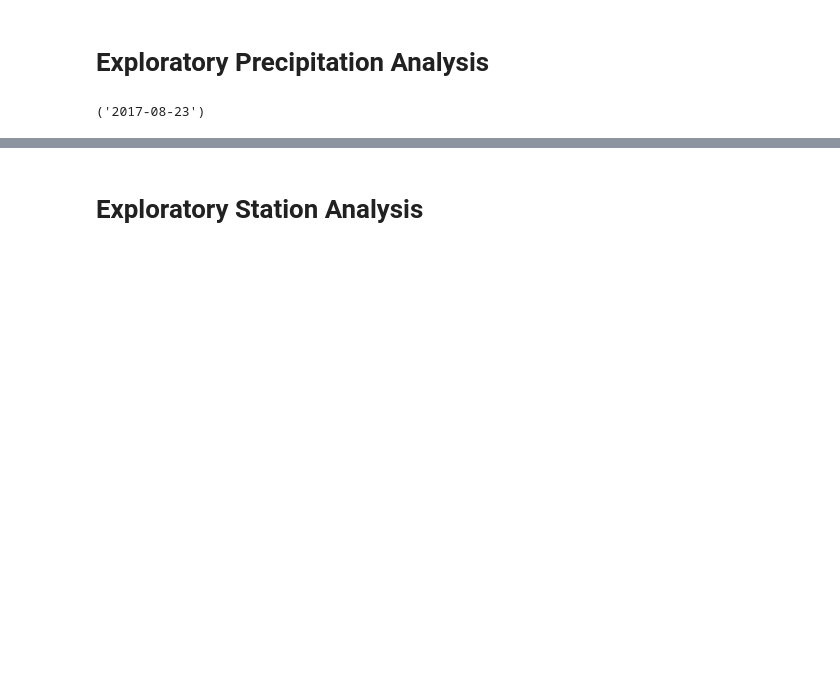
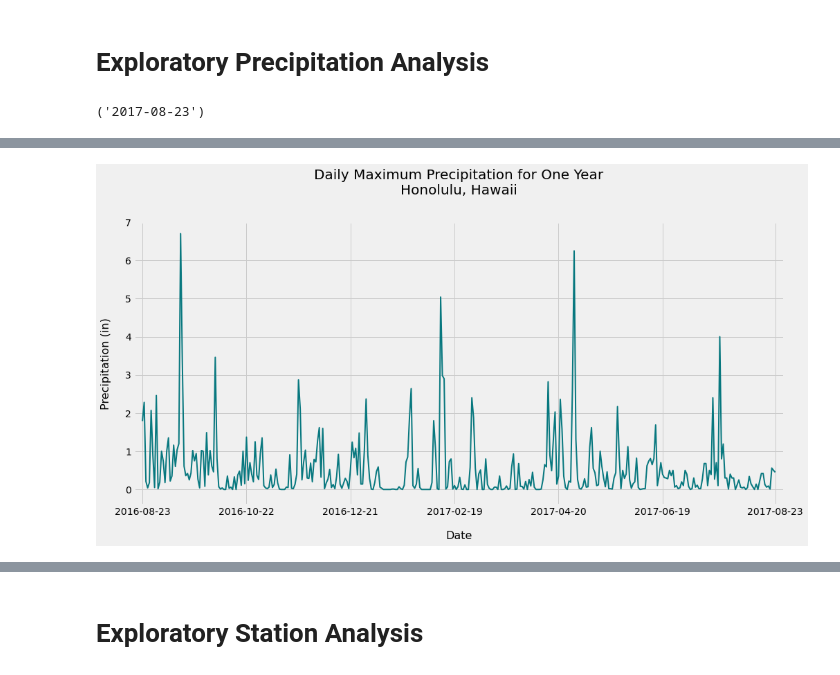
Before and after one commit to williamwall96/sqlalchemy-challenge, a Jupyter notebook: climate_starter.ipynb, the cells around one changed output, grey strips where cells are left out. Drawn from its saved outputs; the diff is of its cells as text; code cells hidden in the pictures; blank space fills up the shorter version.

```diff
--- a/climate_starter.ipynb
+++ b/climate_starter.ipynb
@@ -119,17 +119,23 @@ last_date
 # %%
 # Design a query to retrieve the last 12 months of precipitation data and plot the results.
 # Starting from the most recent data point in the database.
-
+year_from_last_date = dt.date(2017, 8, 23) - dt.timedelta(days=366)
 # Calculate the date one year from the last date in data set.
+print('Query Date:', year_from_last_date)
 
 
 # Perform a query to retrieve the data and precipitation scores
 
+year_prcp=(session.query(Measurement.date,func.max(Measurement.prcp))
+                  .filter(func.strftime('%Y-%m-%d',Measurement.date) > year_from_last_date)
+                  .group_by(Measurement.date)
+                  .all())
+year_prcp
 
 # Save the query results as a Pandas DataFrame and set the index to the date column
-
+year_prcp_df=pd.DataFrame(year_prcp, columns=['date', 'prcp'])
+year_prcp_df.set_index('date',inplace=True)
+year_prcp_df.head(10)
 
 # Sort the dataframe by date
-
-
-# Use Pandas Plotting with Matplotlib to plot the data
+year_prcp_df.sort_values('date')
@@ -136,2 +158,22 @@ last_date
+# %%
+# Use Pandas Plotting with Matplotlib to plot the data
+
+plt.rcParams['figure.figsize']=(15,7)
+year_prcp_df.plot(linewidth=2,alpha=1,rot=0,
+             xticks=(0,60,120,180,240,300,365),
+             color='xkcd:deep aqua')
+
+plt.xlim(-5,370)
+plt.ylim(-0.4,7)
+plt.yticks(size=14)
+plt.xticks(fontsize=14)
+plt.legend('',frameon=False)
+plt.xlabel('Date',fontsize=16,color='black',labelpad=20)
+plt.ylabel('Precipitation (in)',fontsize=16,color='black',labelpad=20)
+plt.title('Daily Maximum Precipitation for One Year\nHonolulu, Hawaii',fontsize=20,pad=40)
+
+plt.show()
+# %% [output]
+[figure, added]
 # %%
 # Use Pandas to calcualte the summary statistics for the precipitation data
```
Also changed, not shown: parts of 4 cells of this notebook.
